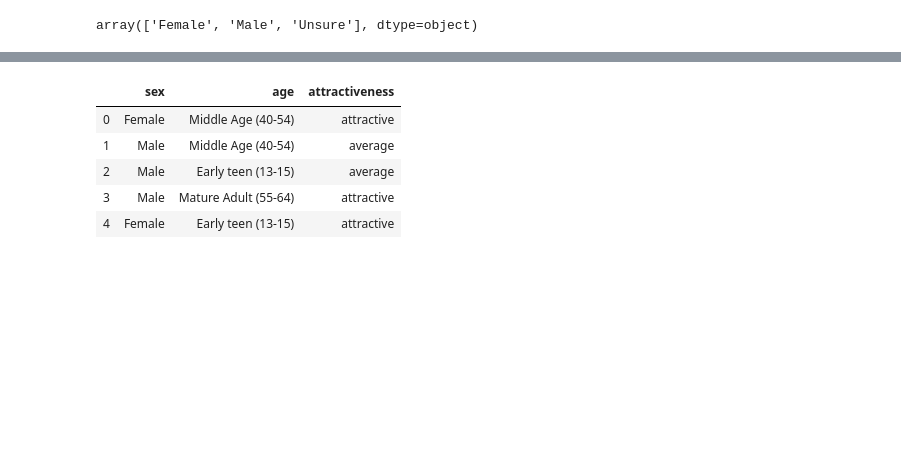
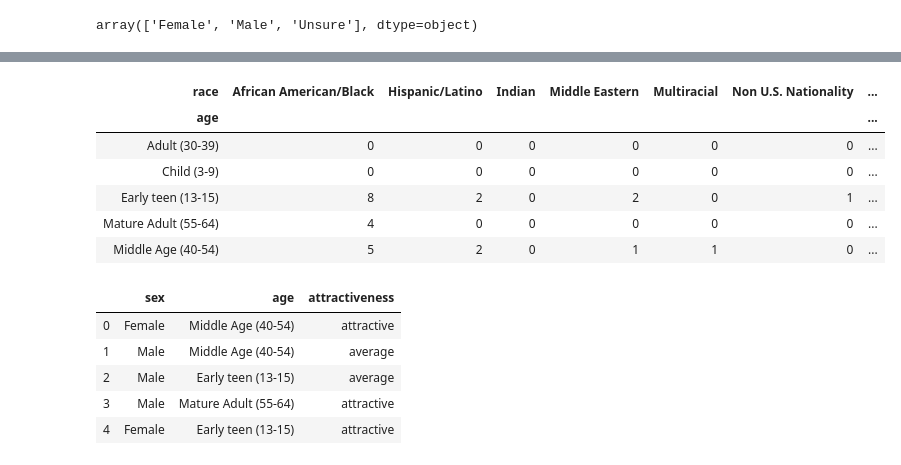
Before and after one commit to Davidfu777/Race-and-gender-in-Hollywood, a Jupyter notebook: docs/data/Race and Hollywood data processing.ipynb, the cells around one changed output, grey strips where cells are left out. Saved outputs shown, nothing was run; the diff lists cells and outputs as text; code cells hidden in the pictures; blank space fills up the shorter version.

```diff
--- a/docs/data/Race and Hollywood data processing.ipynb
+++ b/docs/data/Race and Hollywood data processing.ipynb
@@ -47,0 +88,12 @@ array(['Female', 'Male', 'Unsure'], dtype=object)
+# %%
+df_female_race = df_race[df_race['sex']== 'Female']
+df_female_race_final = pd.crosstab(index=df_female_race['age'], columns=df_female_race['race'])
+df_female_race_final.head()
+# %% [output]
+| race | African American/Black | Hispanic/Latino | Indian | Middle Eastern | Multiracial | Non U.S. Nationality | ... |
+| age |  |  |  |  |  |  | ... |
+| Adult (30-39) | 0 | 0 | 0 | 0 | 0 | 0 | ... |
+| Child (3-9) | 0 | 0 | 0 | 0 | 0 | 0 | ... |
+| Early teen (13-15) | 8 | 2 | 0 | 2 | 0 | 1 | ... |
+| Mature Adult (55-64) | 4 | 0 | 0 | 0 | 0 | 0 | ... |
+| Middle Age (40-54) | 5 | 2 | 0 | 1 | 1 | 0 | ... |
```
Also changed, not shown: parts of 6 cells of this notebook, 5 other files.
